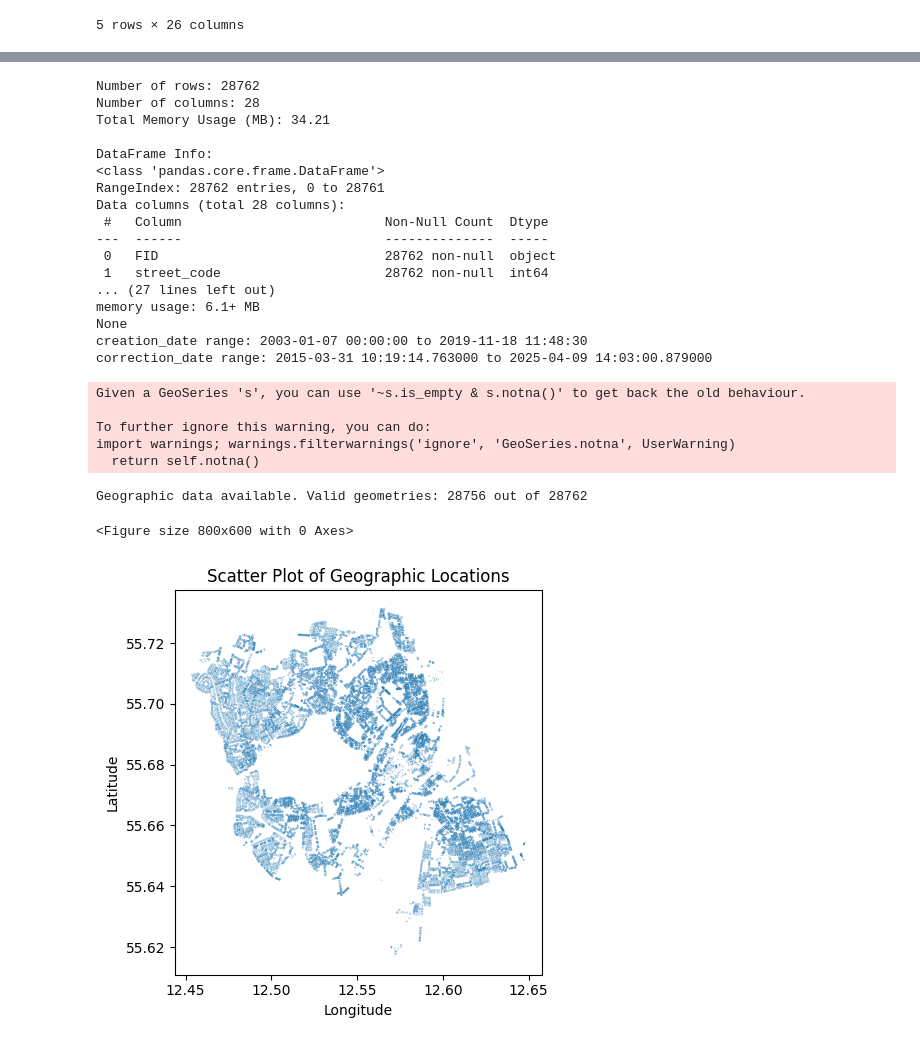
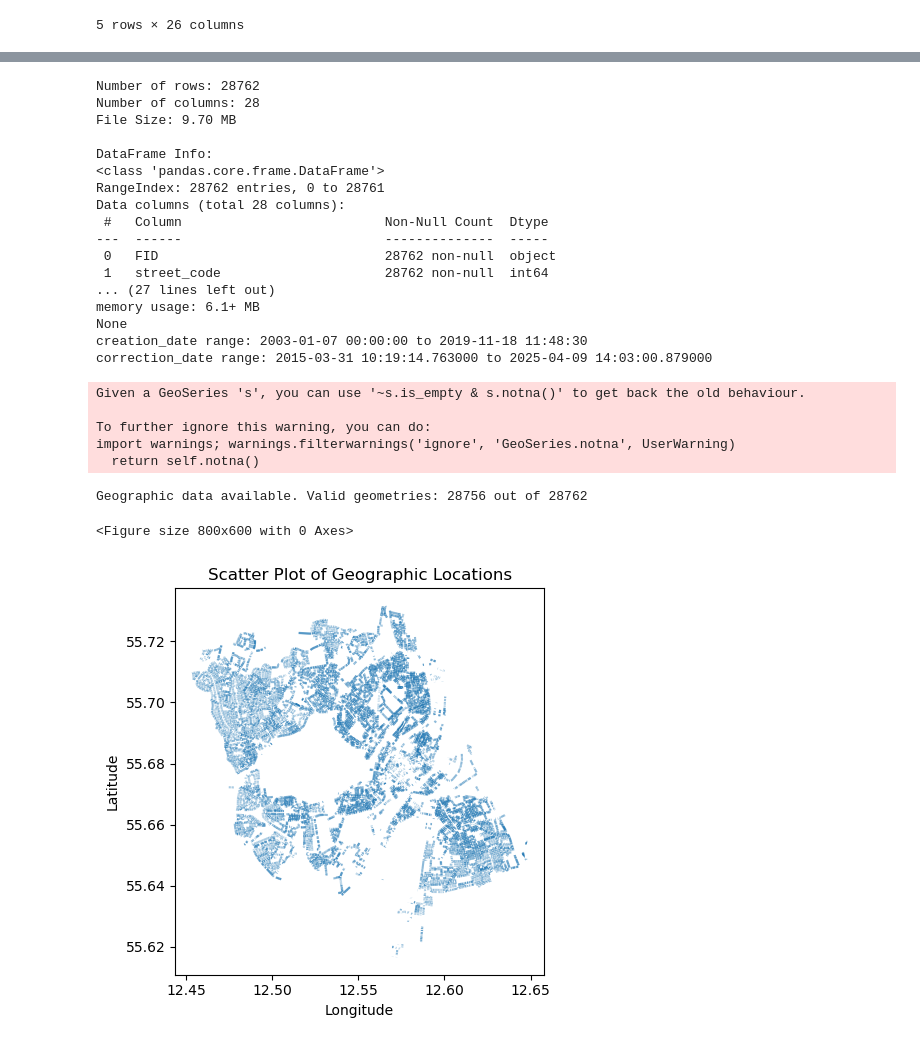
Before and after one commit to AleksandarLukic96/02806_Social_Data, a Jupyter notebook: Project/Data_overview_Paula.ipynb, the cells around one changed output, grey strips where cells are left out. Drawn from its saved outputs; the diff is of its cells as text; code cells hidden in the pictures.

Commit message:
Corrected the memory usage to show file size of cleaned csv datasets.

```diff
--- a/Project/Data_overview_Paula.ipynb
+++ b/Project/Data_overview_Paula.ipynb
@@ -393,8 +394,8 @@ plt.show()
 # Basic dimensions and memory usage
 print("Number of rows:", df_spaces.shape[0])
 print("Number of columns:", df_spaces.shape[1])
-memory_mb = df_spaces.memory_usage(deep=True).sum() / (1024 * 1024)
-print("Total Memory Usage (MB): {:.2f}".format(memory_mb))
+file_size = os.path.getsize(os.path.join(data_path, "cleaned_parking_spaces.csv")) / (1024 * 1024)
+print(f"File Size: {file_size:.2f} MB")
 
 # Print DataFrame info for data types, non-null counts, etc.
 print("\nDataFrame Info:")
@@ -440,32 +441,32 @@ if 'wkb_geometry' in df_spaces.columns:
     except ImportError:
         print("GeoPandas and/or Shapely is not installed. Install these for geographic plotting.")
     except Exception as e:
         print("An error occurred when plotting geographic data:", e)
 else:
     print("No geographic data found (wkb_geometry column not available).")
 # %% [output]
 Number of rows: 28762
 Number of columns: 28
-Total Memory Usage (MB): 34.21
+File Size: 9.70 MB
 
 DataFrame Info:
 <class 'pandas.core.frame.DataFrame'>
 RangeIndex: 28762 entries, 0 to 28761
 Data columns (total 28 columns):
  #   Column                          Non-Null Count  Dtype
 ---  ------                          --------------  -----
  0   FID                             28762 non-null  object
  1   street_code                     28762 non-null  int64
 ... (27 lines left out)
 memory usage: 6.1+ MB
 None
 creation_date range: 2003-01-07 00:00:00 to 2019-11-18 11:48:30
 correction_date range: 2015-03-31 10:19:14.763000 to 2025-04-09 14:03:00.879000
 Given a GeoSeries 's', you can use '~s.is_empty & s.notna()' to get back the old behaviour.
 
 To further ignore this warning, you can do:
 import warnings; warnings.filterwarnings('ignore', 'GeoSeries.notna', UserWarning)
   return self.notna()
 Geographic data available. Valid geometries: 28756 out of 28762
 <Figure size 800x600 with 0 Axes>
-[figure, old version]
+[figure, new version]
```
Also changed, not shown: parts of 4 cells of this notebook.
